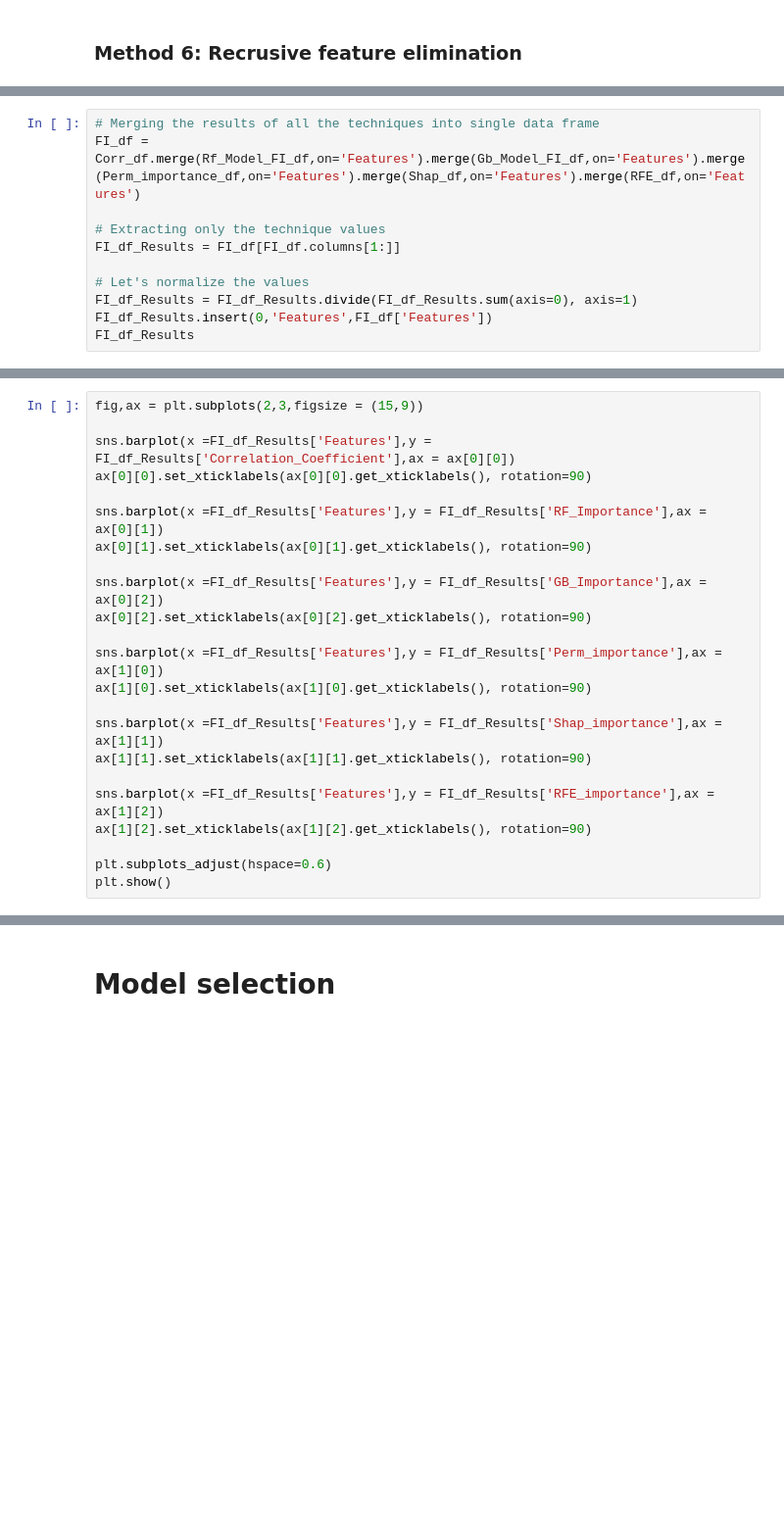
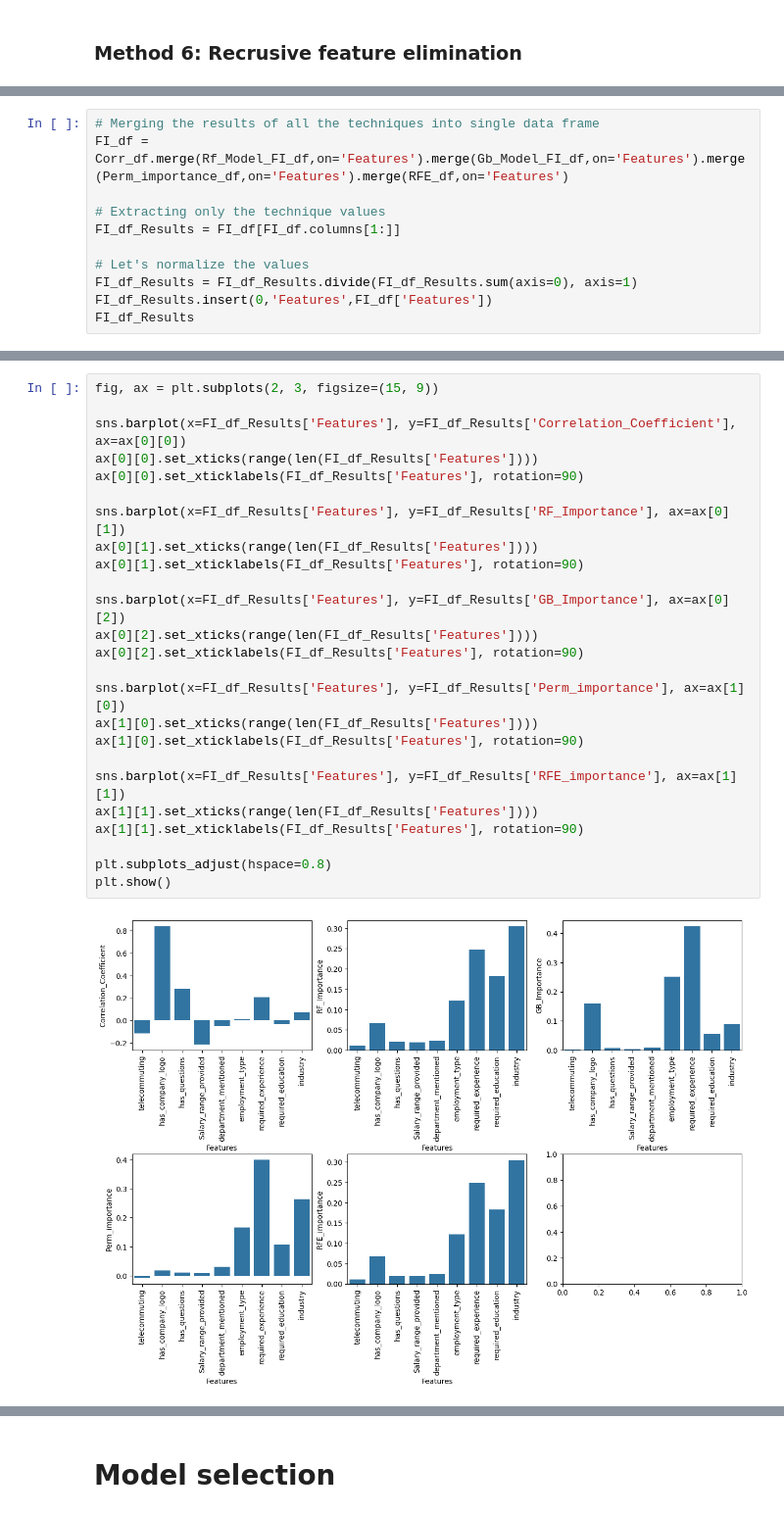
Before and after one commit to yuvraaj2002/AI_Projects, a Jupyter notebook: AI_Tutor/Notebook/Fake_Job_Posting.ipynb, the cells around one changed output, grey strips where cells are left out. Shown at 98% size. Cells and saved outputs as stored; diff of their text form; blank space fills up the shorter version.

Commit message:
Added the code for visualizing the feature selection technique results, removed some unnecessary features and retrained + finetuned the model again

```diff
--- a/AI_Tutor/Notebook/Fake_Job_Posting.ipynb
+++ b/AI_Tutor/Notebook/Fake_Job_Posting.ipynb
@@ -481,6 +483,6 @@ RFE_df
 # %%
 # Merging the results of all the techniques into single data frame
-FI_df = Corr_df.merge(Rf_Model_FI_df,on='Features').merge(Gb_Model_FI_df,on='Features').merge(Perm_importance_df,on='Features').merge(Shap_df,on='Features').merge(RFE_df,on='Features')
+FI_df = Corr_df.merge(Rf_Model_FI_df,on='Features').merge(Gb_Model_FI_df,on='Features').merge(Perm_importance_df,on='Features').merge(RFE_df,on='Features')
 
 # Extracting only the technique values
 FI_df_Results = FI_df[FI_df.columns[1:]]
@@ -492,23 +505,27 @@ FI_df_Results
 # %%
-fig,ax = plt.subplots(2,3,figsize = (15,9))
+fig, ax = plt.subplots(2, 3, figsize=(15, 9))
 
-sns.barplot(x =FI_df_Results['Features'],y = FI_df_Results['Correlation_Coefficient'],ax = ax[0][0])
-ax[0][0].set_xticklabels(ax[0][0].get_xticklabels(), rotation=90)
+sns.barplot(x=FI_df_Results['Features'], y=FI_df_Results['Correlation_Coefficient'], ax=ax[0][0])
+ax[0][0].set_xticks(range(len(FI_df_Results['Features'])))
+ax[0][0].set_xticklabels(FI_df_Results['Features'], rotation=90)
 
-sns.barplot(x =FI_df_Results['Features'],y = FI_df_Results['RF_Importance'],ax = ax[0][1])
-ax[0][1].set_xticklabels(ax[0][1].get_xticklabels(), rotation=90)
+sns.barplot(x=FI_df_Results['Features'], y=FI_df_Results['RF_Importance'], ax=ax[0][1])
+ax[0][1].set_xticks(range(len(FI_df_Results['Features'])))
+ax[0][1].set_xticklabels(FI_df_Results['Features'], rotation=90)
 
-sns.barplot(x =FI_df_Results['Features'],y = FI_df_Results['GB_Importance'],ax = ax[0][2])
-ax[0][2].set_xticklabels(ax[0][2].get_xticklabels(), rotation=90)
+sns.barplot(x=FI_df_Results['Features'], y=FI_df_Results['GB_Importance'], ax=ax[0][2])
+ax[0][2].set_xticks(range(len(FI_df_Results['Features'])))
+ax[0][2].set_xticklabels(FI_df_Results['Features'], rotation=90)
 
-sns.barplot(x =FI_df_Results['Features'],y = FI_df_Results['Perm_importance'],ax = ax[1][0])
-ax[1][0].set_xticklabels(ax[1][0].get_xticklabels(), rotation=90)
+sns.barplot(x=FI_df_Results['Features'], y=FI_df_Results['Perm_importance'], ax=ax[1][0])
+ax[1][0].set_xticks(range(len(FI_df_Results['Features'])))
+ax[1][0].set_xticklabels(FI_df_Results['Features'], rotation=90)
 
-sns.barplot(x =FI_df_Results['Features'],y = FI_df_Results['Shap_importance'],ax = ax[1][1])
-ax[1][1].set_xticklabels(ax[1][1].get_xticklabels(), rotation=90)
+sns.barplot(x=FI_df_Results['Features'], y=FI_df_Results['RFE_importance'], ax=ax[1][1])
+ax[1][1].set_xticks(range(len(FI_df_Results['Features'])))
+ax[1][1].set_xticklabels(FI_df_Results['Features'], rotation=90)
 
-sns.barplot(x =FI_df_Results['Features'],y = FI_df_Results['RFE_importance'],ax = ax[1][2])
-ax[1][2].set_xticklabels(ax[1][2].get_xticklabels(), rotation=90)
-
-plt.subplots_adjust(hspace=0.6)
+plt.subplots_adjust(hspace=0.8)
 plt.show()
+# %% [output]
+[figure, added]
```
Also changed, not shown: parts of 25 cells of this notebook.
